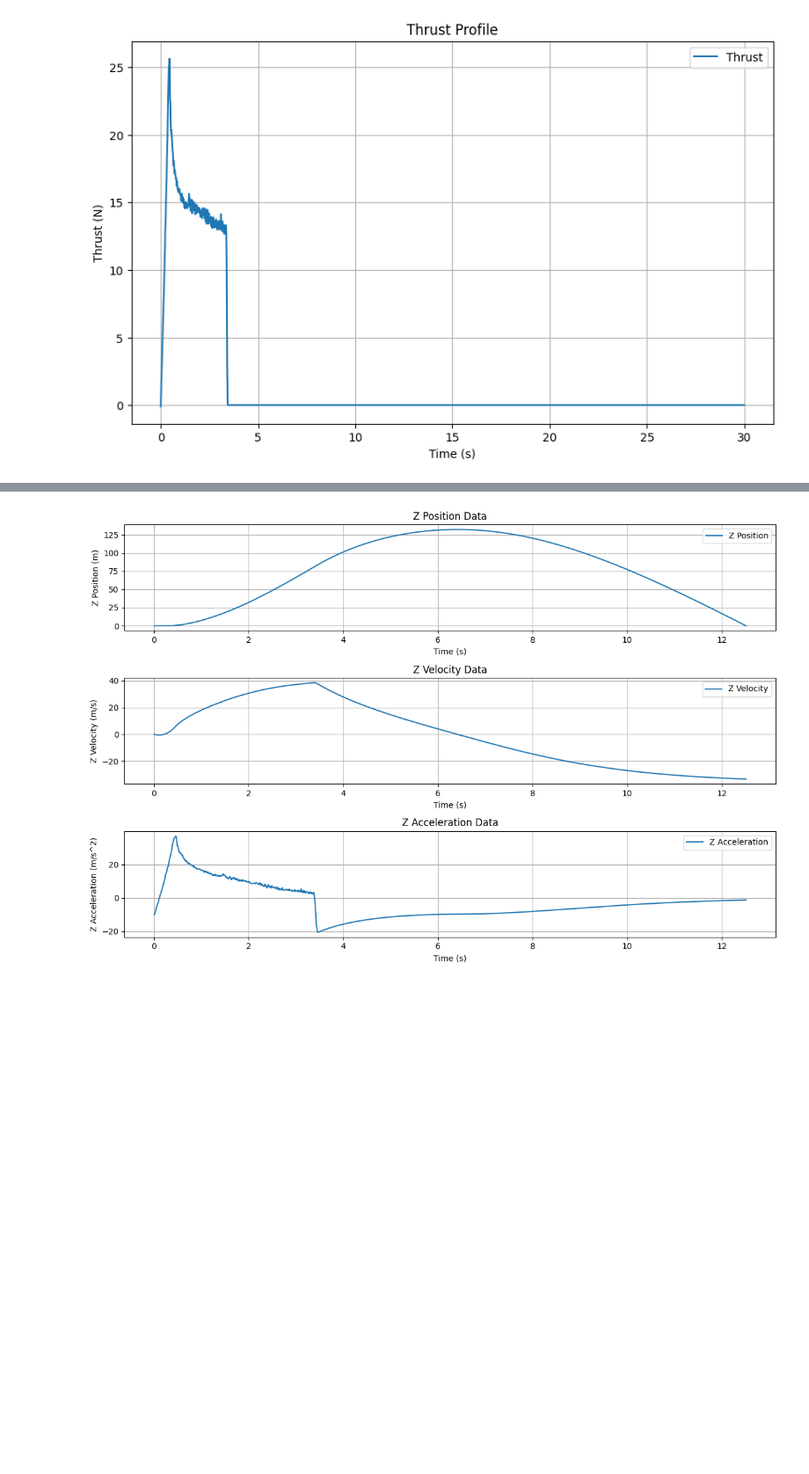
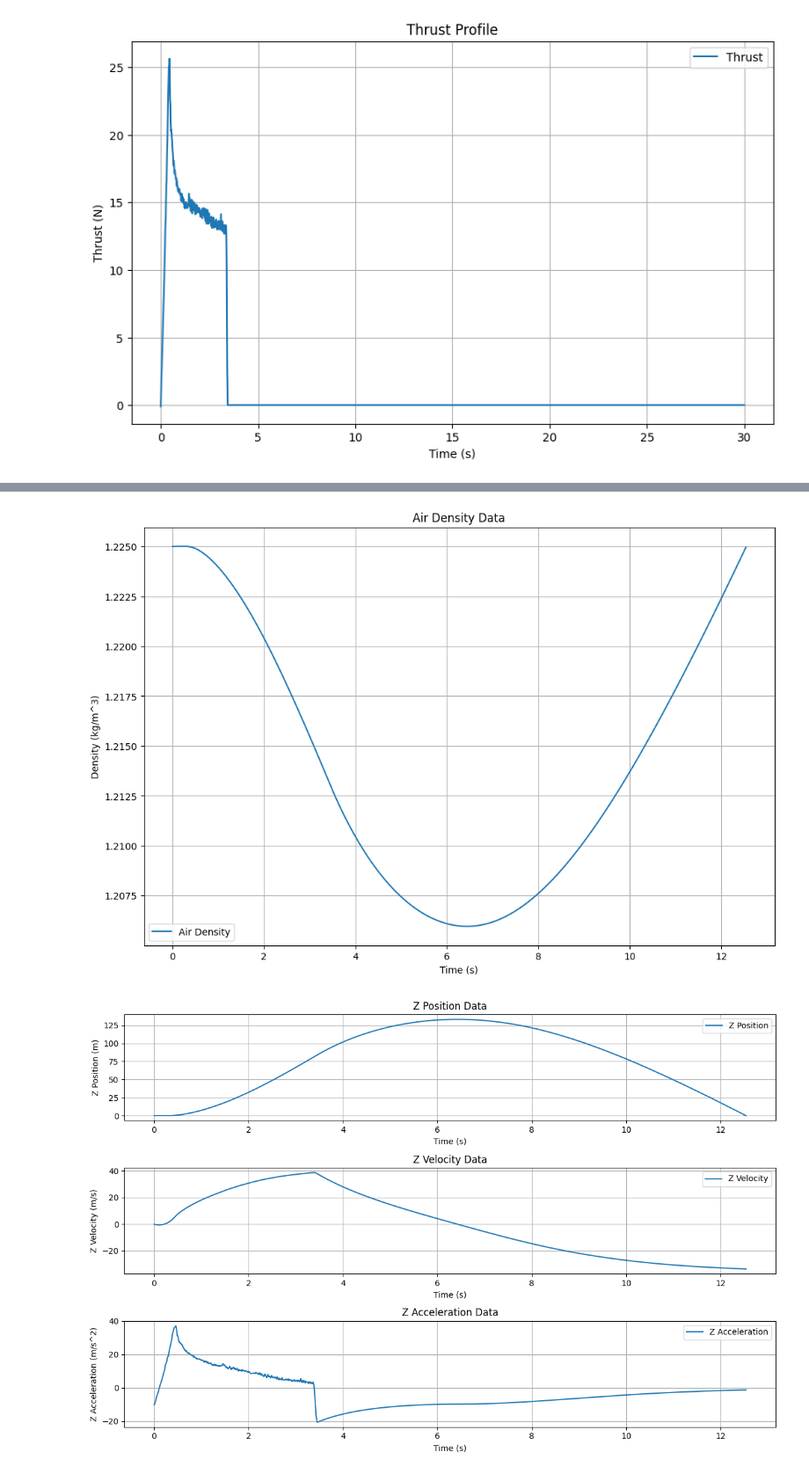
Before and after one commit to namberino/tvc-rocket-sim, a Jupyter notebook: sim.ipynb, the cells around one changed output, grey strips where cells are left out. Shown: that part at 88% size. Saved outputs shown, nothing was run; the diff lists cells and outputs as text; code cells hidden in the pictures; blank space fills up the shorter version.

```diff
--- a/sim.ipynb
+++ b/sim.ipynb
@@ -212,3 +223,15 @@ plt.show()
+# %%
+# plot data (air density)
+plt.figure(figsize=(12, 8))
+plt.plot(time, air_density, label='Air Density')
+plt.xlabel('Time (s)')
+plt.ylabel('Density (kg/m^3)')
+plt.title('Air Density Data')
+plt.legend()
+plt.grid()
+plt.show()
+# %% [output]
+[figure, added]
 # %%
 # plot data (Z axis)
 plt.figure(figsize=(12, 8))
```
Also changed, not shown: parts of 8 cells of this notebook.
